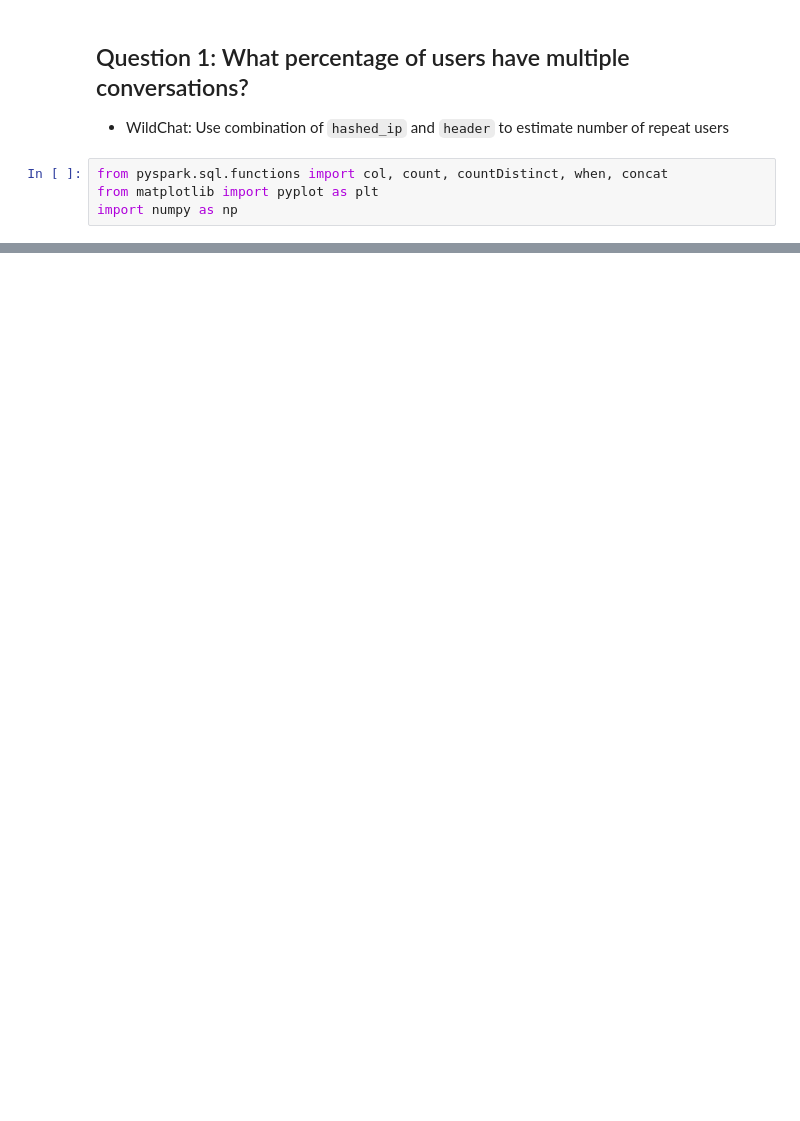
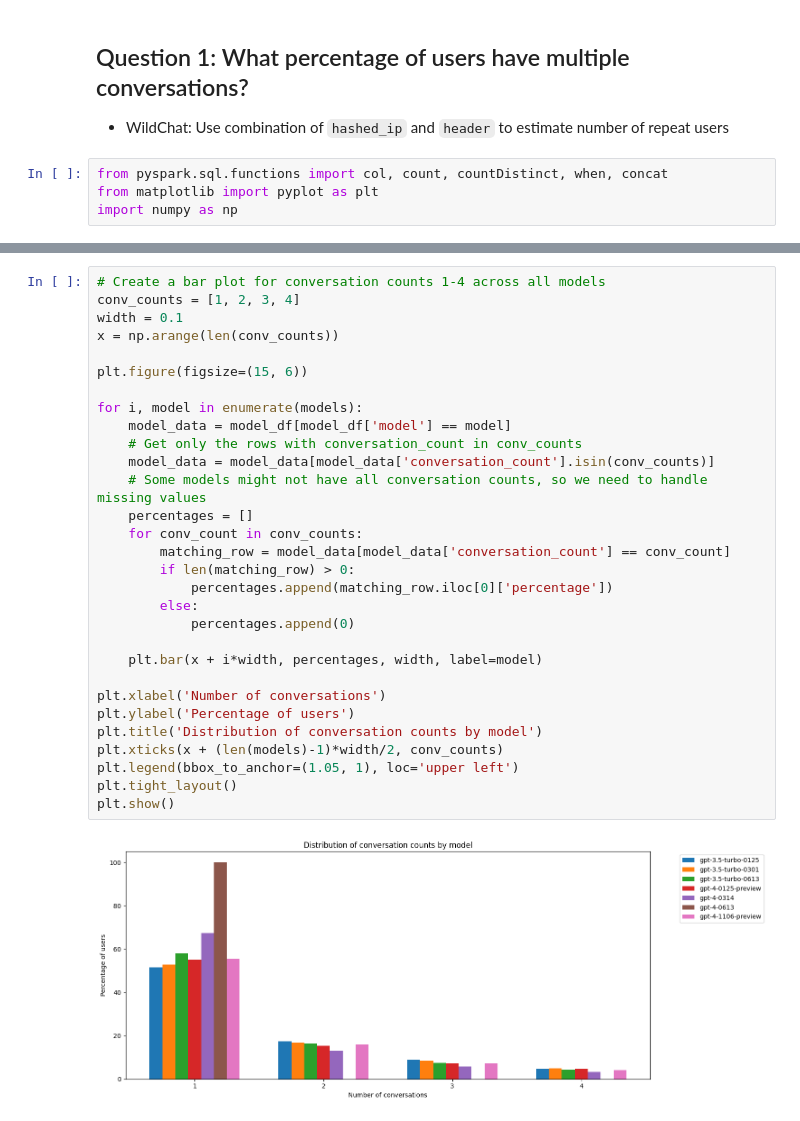
Before and after one commit to nlgkhoi/mbd-project-ut, a Jupyter notebook: khoi/notebook.ipynb, the cells around one changed output, grey strips where cells are left out. Drawn from its saved outputs; the diff is of its cells as text; blank space fills up the shorter version.

```diff
--- a/khoi/notebook.ipynb
+++ b/khoi/notebook.ipynb
@@ -104,0 +200,32 @@ wild_user_count.count() = 188517
+# %%
+# Create a bar plot for conversation counts 1-4 across all models
+conv_counts = [1, 2, 3, 4]
+width = 0.1
+x = np.arange(len(conv_counts))
+
+plt.figure(figsize=(15, 6))
+
+for i, model in enumerate(models):
+	model_data = model_df[model_df['model'] == model]
+	# Get only the rows with conversation_count in conv_counts
+	model_data = model_data[model_data['conversation_count'].isin(conv_counts)]
+	# Some models might not have all conversation counts, so we need to handle missing values
+	percentages = []
+	for conv_count in conv_counts:
+		matching_row = model_data[model_data['conversation_count'] == conv_count]
+		if len(matching_row) > 0:
+			percentages.append(matching_row.iloc[0]['percentage'])
+		else:
+			percentages.append(0)
+
+	plt.bar(x + i*width, percentages, width, label=model)
+
+plt.xlabel('Number of conversations')
+plt.ylabel('Percentage of users')
+plt.title('Distribution of conversation counts by model')
+plt.xticks(x + (len(models)-1)*width/2, conv_counts)
+plt.legend(bbox_to_anchor=(1.05, 1), loc='upper left')
+plt.tight_layout()
+plt.show()
+# %% [output]
+[figure, added]
```
Also changed, not shown: parts of 26 cells of this notebook, 3 other files.
